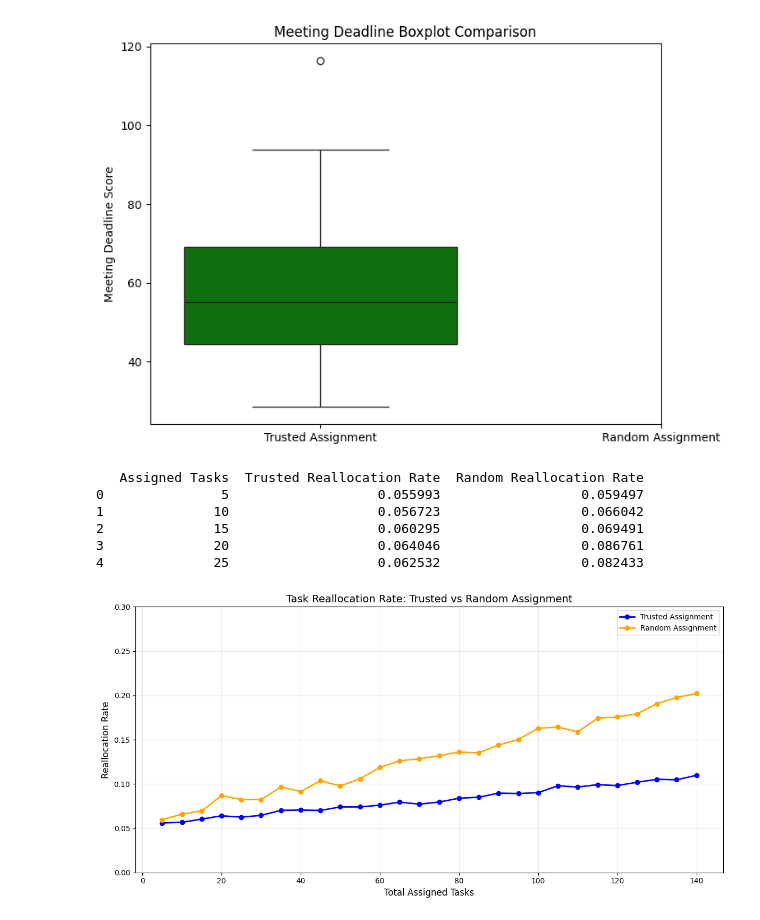
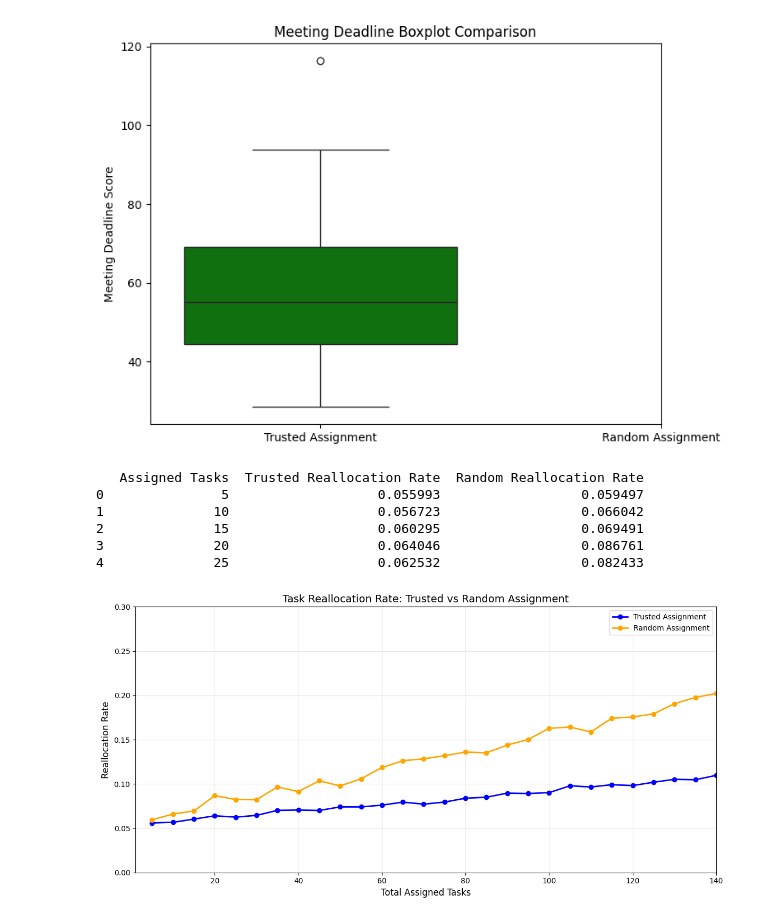
Before and after one commit to esbahsohail6/sataaf, a Jupyter notebook: Untitled9.ipynb, the cells around one changed output. Drawn from its saved outputs; the diff is of its cells as text; code cells hidden in the pictures.

```diff
--- a/Untitled9.ipynb
+++ b/Untitled9.ipynb
@@ -247,6 +332,51 @@ plt.show()
 [figure]
 [figure]
 # %%
+# import pandas as pd
+# import matplotlib.pyplot as plt
+
+# # -------------------------------------------------------
+# # 1. Read your CSV file
+# # -------------------------------------------------------
+
+# df = pd.read_csv("reallocation_results_df.csv")   # <-- put your CSV filename here
+
+# # Optional: print to check
+# print(df.head())
+
+# # -------------------------------------------------------
+# # 2. Plot the reallocation rate comparison
+# # -------------------------------------------------------
+
+# plt.figure(figsize=(12, 6))
+
+# plt.plot(
+#     df["Assigned Tasks"],
+#     df["Trusted Reallocation Rate"],
+#     marker='o',
+#     linewidth=2,
+#     label="Trusted Assignment",
+#     color='blue'
+# )
+
+# plt.plot(
+#     df["Assigned Tasks"],
+#     df["Random Reallocation Rate"],
+#     marker='o',
+#     linewidth=2,
+#     label="Random Assignment",
+#     color='orange'
+# )
+
+# plt.title("Task Reallocation Rate: Trusted vs Random Assignment", fontsize=14)
+# plt.xlabel("Total Assigned Tasks", fontsize=12)
+# plt.ylabel("Reallocation Rate", fontsize=12)
+# plt.ylim(0, 0.3)
+# plt.grid(alpha=0.3)
+# plt.legend()
+# plt.tight_layout()
+# plt.show()
+
 import pandas as pd
 import matplotlib.pyplot as plt
 
@@ -271,31 +401,32 @@ plt.plot(
     marker='o',
     linewidth=2,
     label="Trusted Assignment",
     color='blue'
 )
 
 plt.plot(
     df["Assigned Tasks"],
     df["Random Reallocation Rate"],
     marker='o',
     linewidth=2,
     label="Random Assignment",
     color='orange'
 )
 
 plt.title("Task Reallocation Rate: Trusted vs Random Assignment", fontsize=14)
 plt.xlabel("Total Assigned Tasks", fontsize=12)
 plt.ylabel("Reallocation Rate", fontsize=12)
 plt.ylim(0, 0.3)
+plt.xlim(1, df["Assigned Tasks"].max())  # <-- start x-axis from 1
 plt.grid(alpha=0.3)
 plt.legend()
 plt.tight_layout()
 plt.show()
 # %% [output]
    Assigned Tasks  Trusted Reallocation Rate  Random Reallocation Rate
 0               5                   0.055993                  0.059497
 1              10                   0.056723                  0.066042
 2              15                   0.060295                  0.069491
 3              20                   0.064046                  0.086761
 4              25                   0.062532                  0.082433
-[figure, old version]
+[figure, new version]
```
Also changed, not shown: parts of 3 cells of this notebook.
